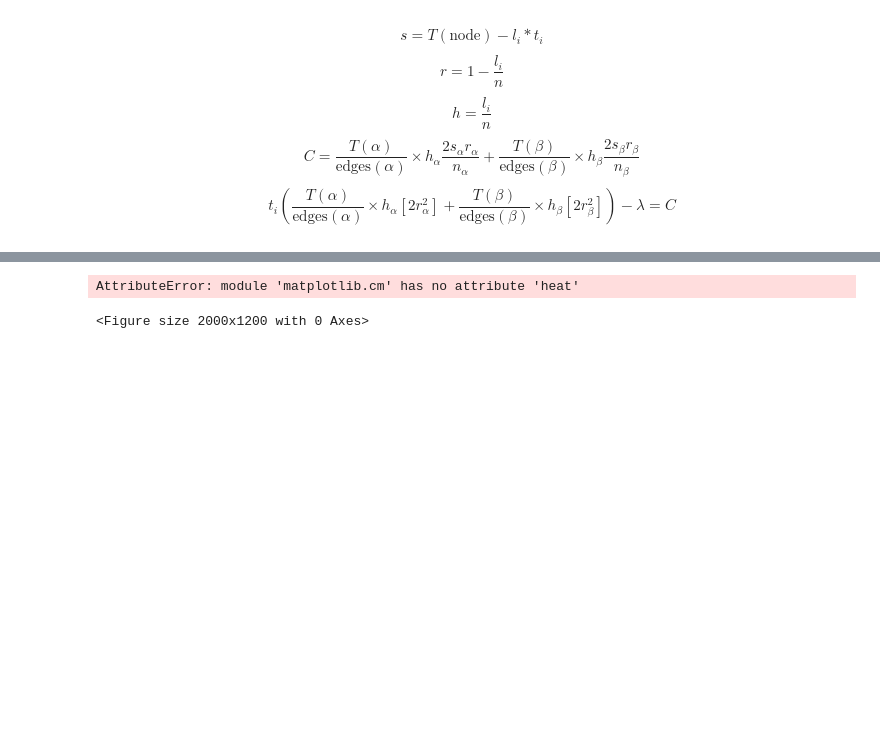
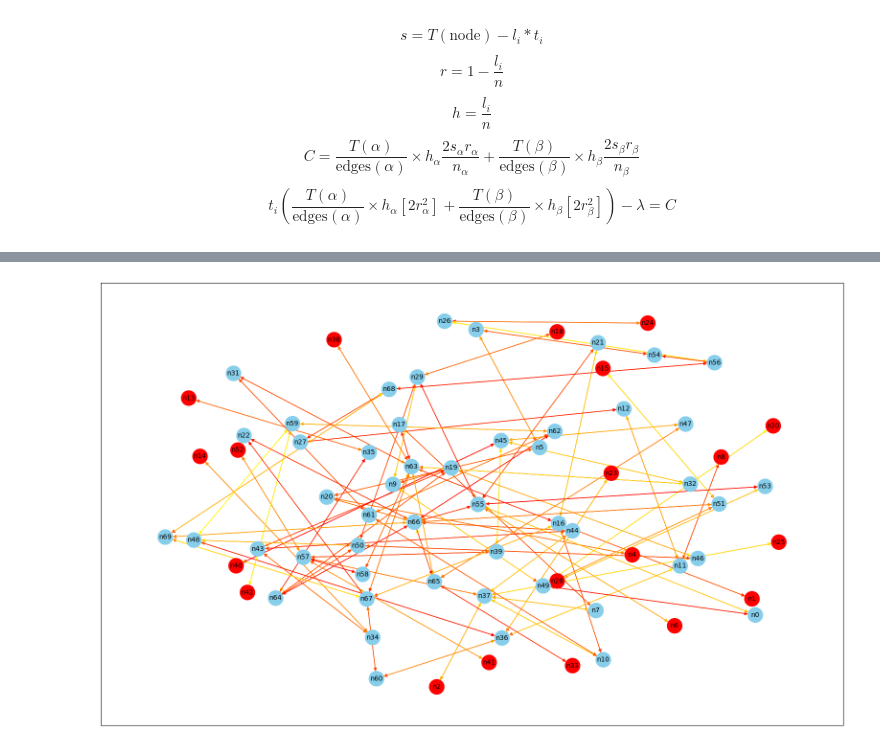
Before and after one commit to advayvyas/Lagrangian-Optimization, a Jupyter notebook: trafficBalancing.ipynb, the cells around one changed output, grey strips where cells are left out. Cells and saved outputs as stored; diff of their text form; code cells hidden in the pictures; blank space fills up the shorter version.

```diff
--- a/trafficBalancing.ipynb
+++ b/trafficBalancing.ipynb
@@ -569,9 +485,8 @@ Total border traffic: 5178.0 5250.857579084006 101.40706023723456 %
 # %%
 #plot the traffic distribution of the original graph
 plt.figure(figsize=(20, 12))
-nx.draw_networkx(G, with_labels=True, node_size=500, font_size=10, node_color=np.where(list(nx.get_node_attributes(G, 'border').values()), 'r', 'skyblue'), edge_color=[G.edges[edge]['traffic'] for edge in G.edges], edge_cmap=plt.cm.heat, pos=pos)
+nx.draw_networkx(G, with_labels=True, node_size=500, font_size=10, node_color=np.where(list(nx.get_node_attributes(G, 'border').values()), 'r', 'skyblue'), edge_color=[G.edges[edge]['traffic'] for edge in G.edges], edge_cmap=plt.cm.autumn, pos=pos)
 # %% [output]
-AttributeError: module 'matplotlib.cm' has no attribute 'heat'
-<Figure size 2000x1200 with 0 Axes>
+[figure, added]
 # %%
 plt.figure(figsize=(20, 12))
```
Also changed, not shown: parts of 44 cells of this notebook, 6 other files.
